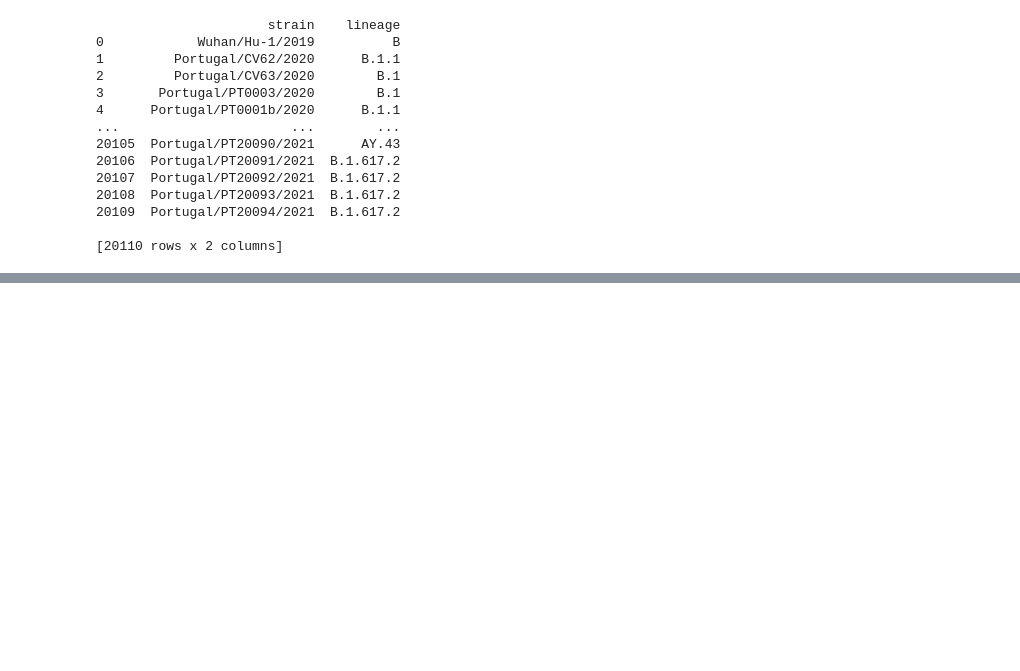
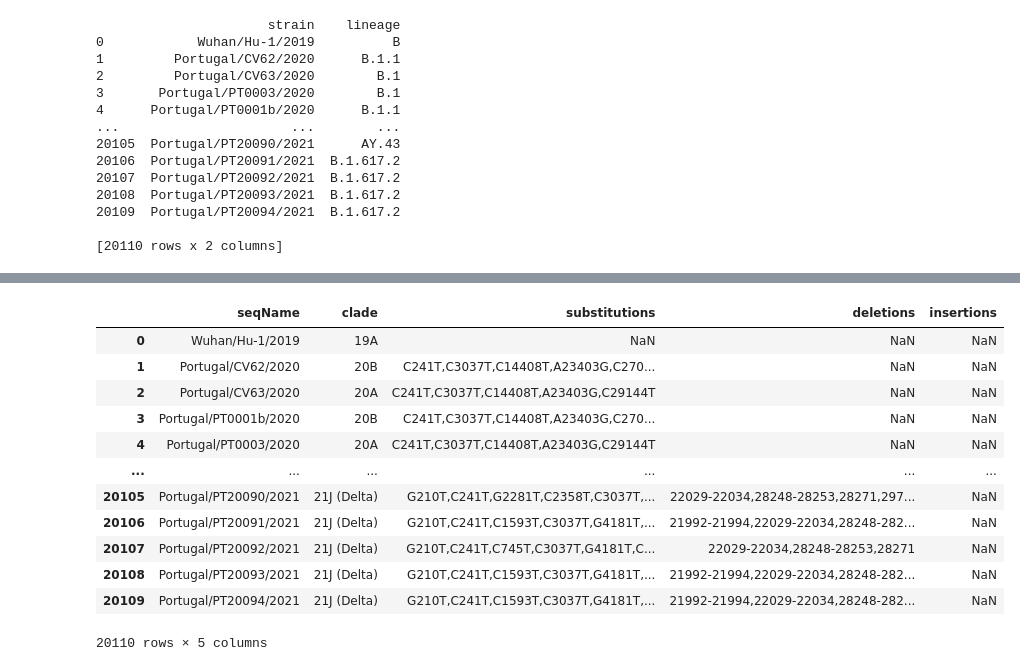
Before and after one commit to Rafael-Silva-Oliveira/FEM, a Jupyter notebook: Python/Dados.ipynb, the cells around one changed output, grey strips where cells are left out. Saved outputs shown, nothing was run; the diff lists cells and outputs as text; code cells hidden in the pictures; blank space fills up the shorter version.

```diff
--- a/Python/Dados.ipynb
+++ b/Python/Dados.ipynb
@@ -307,0 +306,9 @@ for i in range(1,6):
+# %%
+
+final_df=pd.read_csv("data_final.csv")
+#final_df = concatenated_df.iloc[:,[0,1,13,14,15]] #selecionar colunas que interessam
+
+final_df.to_csv(r'./data_final.csv', index= False, header=True)
+
+pd.set_option('display.max_rows', 200)
+final_df.head(10)
@@ -307,0 +351,16 @@ for i in range(1,6):
+# %%
+final_df
+# %% [output]
+|  | seqName | clade | substitutions | deletions | insertions |
+| 0 | Wuhan/Hu-1/2019 | 19A | NaN | NaN | NaN |
+| 1 | Portugal/CV62/2020 | 20B | C241T,C3037T,C14408T,A23403G,C270... | NaN | NaN |
+| 2 | Portugal/CV63/2020 | 20A | C241T,C3037T,C14408T,A23403G,C29144T | NaN | NaN |
+| 3 | Portugal/PT0001b/2020 | 20B | C241T,C3037T,C14408T,A23403G,C270... | NaN | NaN |
+| 4 | Portugal/PT0003/2020 | 20A | C241T,C3037T,C14408T,A23403G,C29144T | NaN | NaN |
+| ... | ... | ... | ... | ... | ... |
+| 20105 | Portugal/PT20090/2021 | 21J (Delta) | G210T,C241T,G2281T,C2358T,C3037T,... | 22029-22034,28248-28253,28271,297... | NaN |
+| 20106 | Portugal/PT20091/2021 | 21J (Delta) | G210T,C241T,C1593T,C3037T,G4181T,... | 21992-21994,22029-22034,28248-282... | NaN |
+| 20107 | Portugal/PT20092/2021 | 21J (Delta) | G210T,C241T,C745T,C3037T,G4181T,C... | 22029-22034,28248-28253,28271 | NaN |
+| 20108 | Portugal/PT20093/2021 | 21J (Delta) | G210T,C241T,C1593T,C3037T,G4181T,... | 21992-21994,22029-22034,28248-282... | NaN |
+| 20109 | Portugal/PT20094/2021 | 21J (Delta) | G210T,C241T,C1593T,C3037T,G4181T,... | 21992-21994,22029-22034,28248-282... | NaN |
+20110 rows × 5 columns
```
Also changed, not shown: parts of 27 cells of this notebook.
